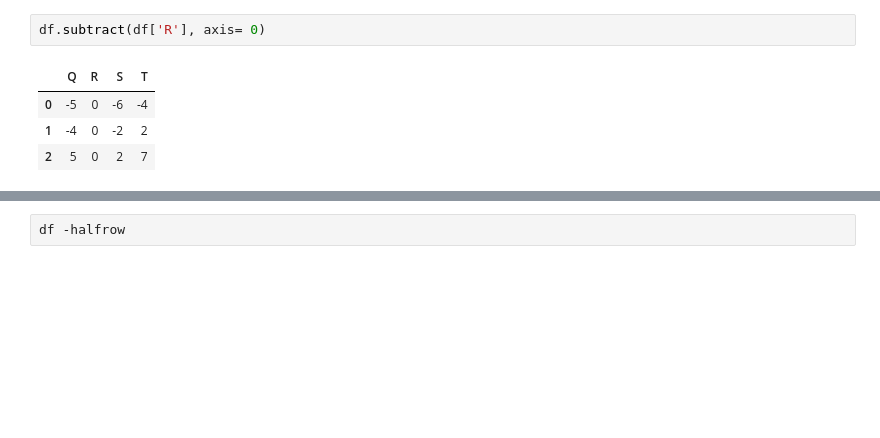
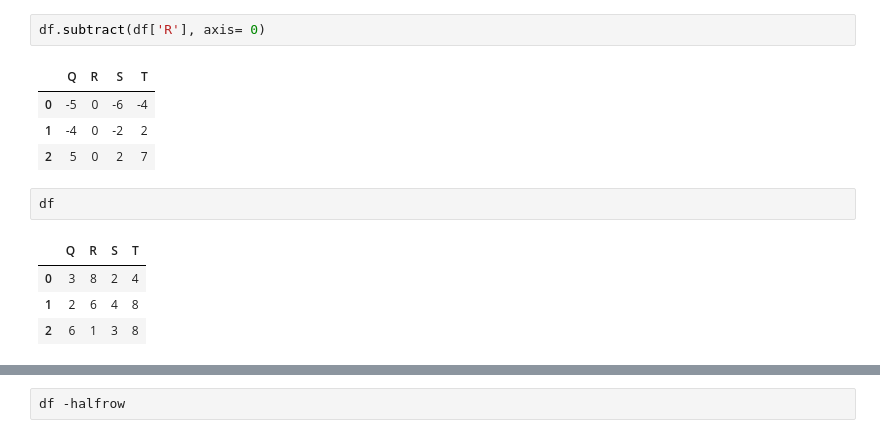
Before and after one commit to Metropolis40/_py_learning, a Jupyter notebook: _framework python DS/Python_DS_2.ipynb, the cells around one changed output, grey strips where cells are left out. Drawn from its saved outputs; the diff is of its cells as text; blank space fills up the shorter version.

```diff
--- a/_framework python DS/Python_DS_2.ipynb
+++ b/_framework python DS/Python_DS_2.ipynb
@@ -785,6 +989,13 @@ df.subtract(df['R'], axis= 0)
 | 0 | -5 | 0 | -6 | -4 |
 | 1 | -4 | 0 | -2 | 2 |
 | 2 | 5 | 0 | 2 | 7 |
+# %%
+df
+# %% [output]
+|  | Q | R | S | T |
+| 0 | 3 | 8 | 2 | 4 |
+| 1 | 2 | 6 | 4 | 8 |
+| 2 | 6 | 1 | 3 | 8 |
 # %%
 halfrow = df.iloc[0, ::2]
 print(halfrow)
```
Also changed, not shown: parts of 73 cells of this notebook.
